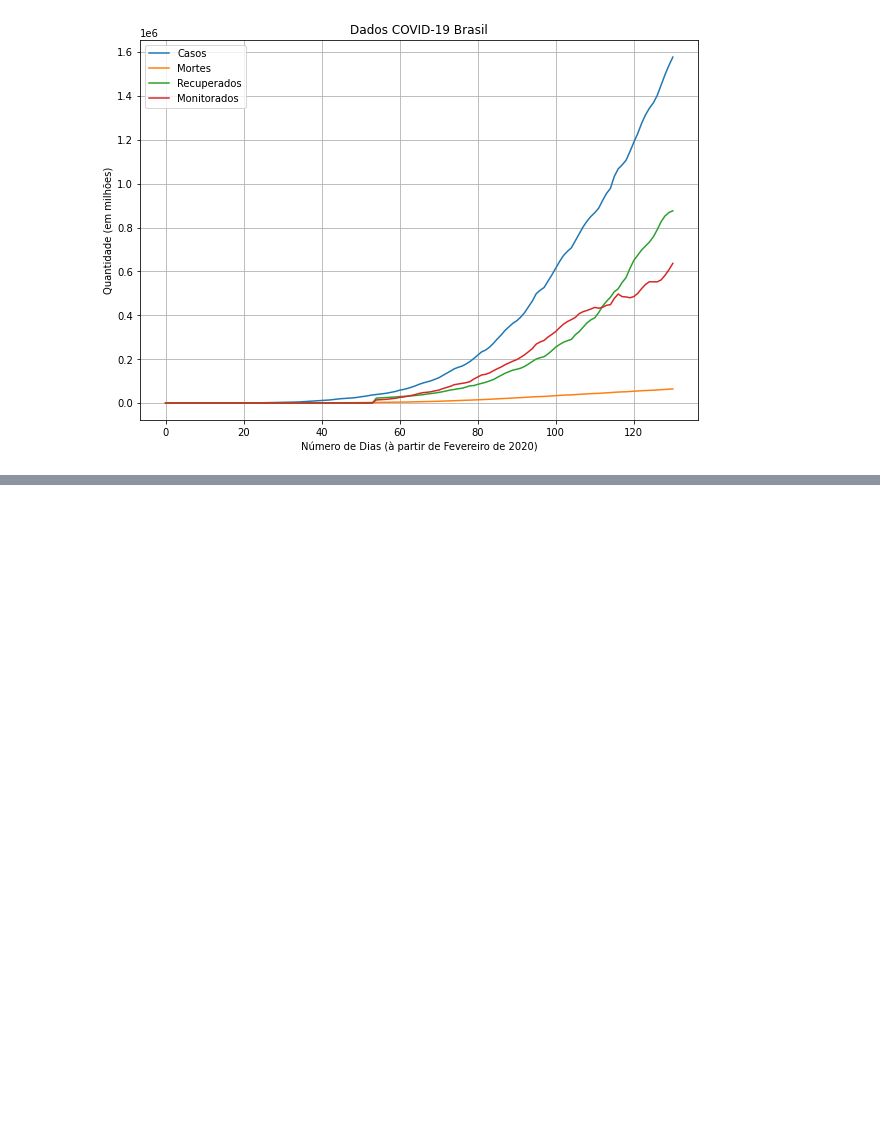
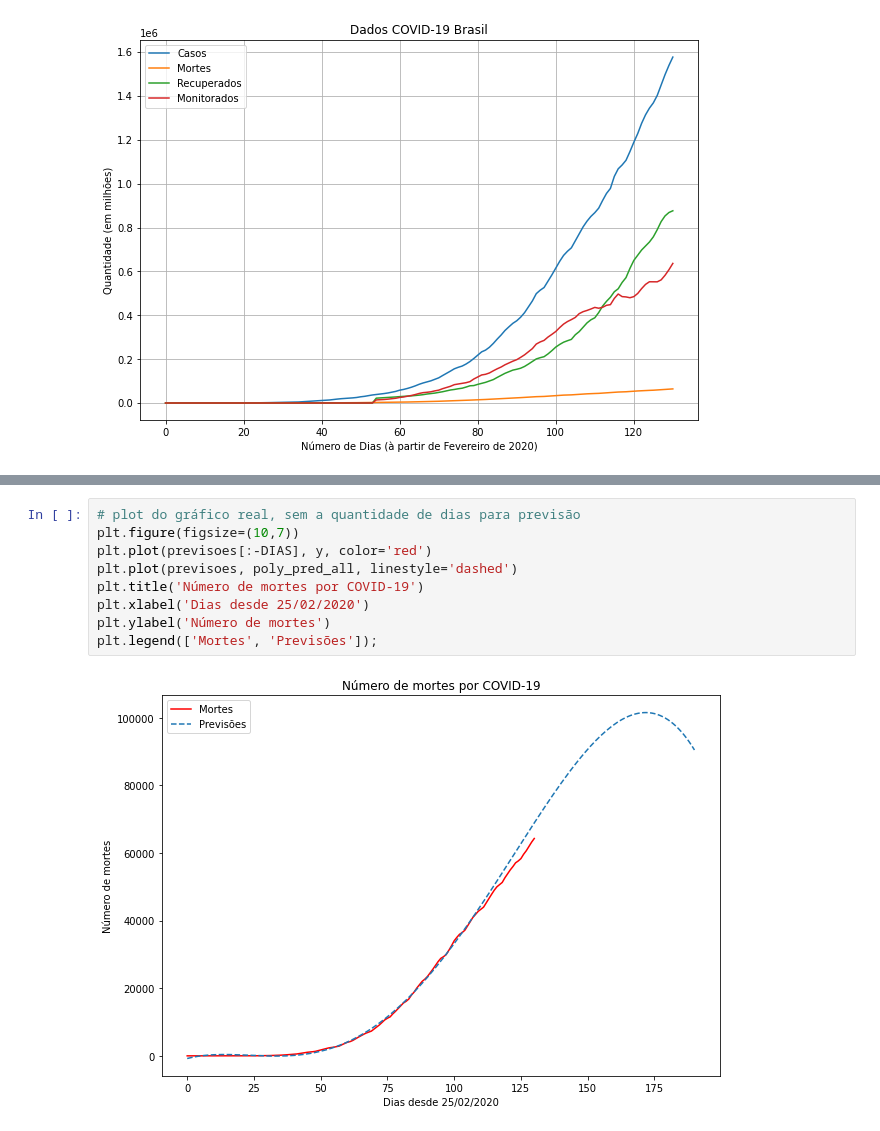
Before and after one commit to jonnes-nascimento/iniciacao_cientifica, a Jupyter notebook: IC_USJT_2020_COVID_19_Dados_Gerais.ipynb, the cells around one changed output, grey strips where cells are left out. Drawn from its saved outputs; the diff is of its cells as text; blank space fills up the shorter version.

```diff
--- a/IC_USJT_2020_COVID_19_Dados_Gerais.ipynb
+++ b/IC_USJT_2020_COVID_19_Dados_Gerais.ipynb
@@ -79,0 +331,11 @@ Text(0, 0.5, 'Quantidade (em milhões)')
+# %%
+# plot do gráfico real, sem a quantidade de dias para previsão
+plt.figure(figsize=(10,7))
+plt.plot(previsoes[:-DIAS], y, color='red')
+plt.plot(previsoes, poly_pred_all, linestyle='dashed')
+plt.title('Número de mortes por COVID-19')
+plt.xlabel('Dias desde 25/02/2020')
+plt.ylabel('Número de mortes')
+plt.legend(['Mortes', 'Previsões']);
+# %% [output]
+[figure, added]
```
Also changed, not shown: parts of 29 cells of this notebook.
